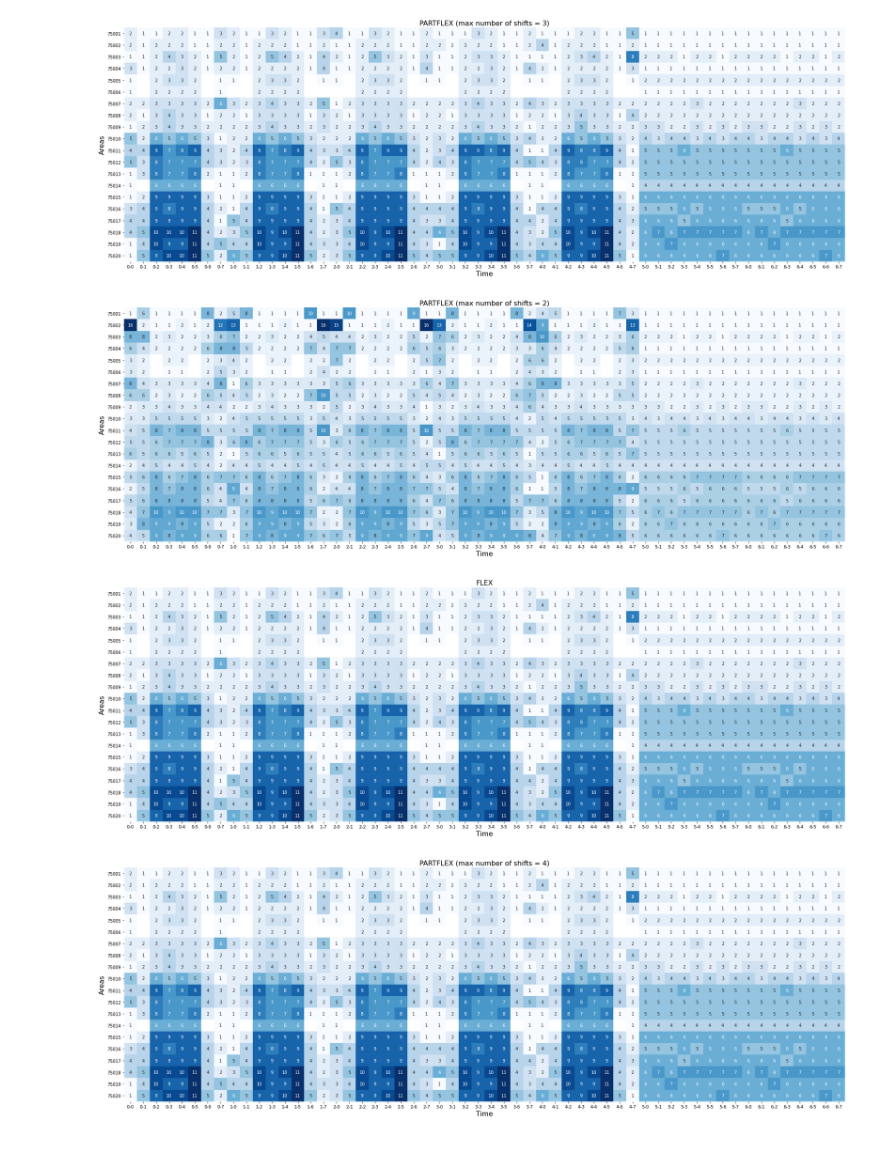
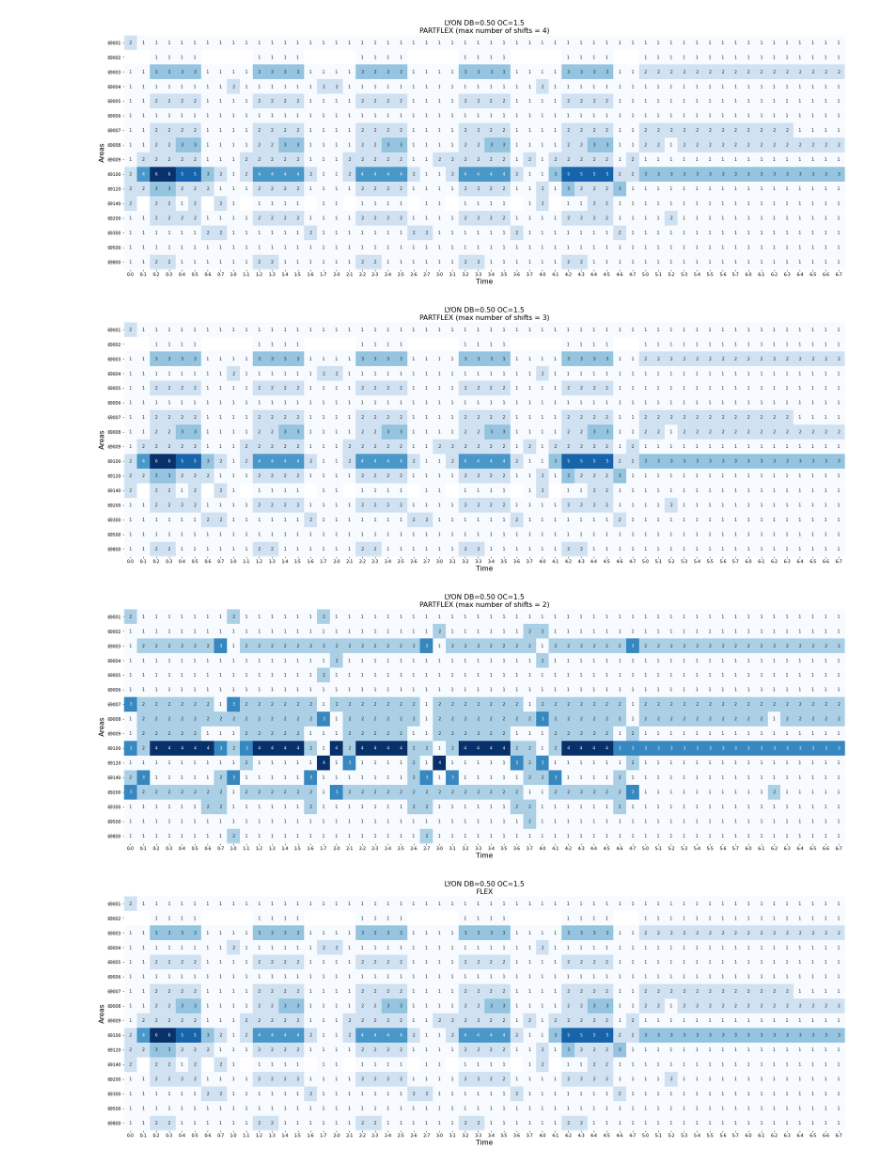
Before and after one commit to carlosperez1997/lmd-sizing-scheduling, a Jupyter notebook: code_team/code_carlos/area_period_visualisation.ipynb, the cells around one changed output. Cells and saved outputs as stored; diff of their text form; code cells hidden in the pictures.

Commit message:
paris and frankfurt

```diff
--- a/code_team/code_carlos/area_period_visualisation.ipynb
+++ b/code_team/code_carlos/area_period_visualisation.ipynb
@@ -8,8 +8,8 @@ import json
 import matplotlib.pyplot as plt
 import seaborn as sns
 # %%
-city = 'paris'
-db = 1
+city = 'lyon'
+db = "0.50"
 OC = 1.5
 # %%
 directory = '../../raw_results'
@@ -86,5 +102,5 @@ model_results.query('fixed < partflex4')
 # %%
 directory = '../../raw_results'
-file_names = [file for file in os.listdir(directory) if f'{city}_db={db}.00_OC={OC}' in file]
+file_names = [file for file in os.listdir(directory) if f'{city}_db={db}_OC={OC}' in file]
 file_names
 # %% [output]
@@ -104,13 +119,17 @@ area_assignment_df = pd.DataFrame(area_assignment, columns=['employee', 'area_id
 area_period_summary = area_assignment_df.groupby(['area_id', 'day', 'period']).count().reset_index()
 area_period_summary['day_period'] = area_period_summary['day'].astype(str) + '\n' + area_period_summary['period'].astype(str)
 # %%
-def data_prepare(solution):
+def data_prepare(solution, subset_areas=None):
     area_assignment = [ (key[0], key[1], key[2], key[3]) for key, value in solution['k'].items() ]
     area_assignment_df = pd.DataFrame(area_assignment, columns=['employee', 'area_id', 'period', 'day'])
     area_period_summary = area_assignment_df.groupby(['area_id', 'day', 'period']).count().reset_index()
     #area_period_summary['day_period'] = area_period_summary['day'].astype(str) + '\n' + area_period_summary['period'].astype(str)
     area_period_summary['day_period'] = area_period_summary['day'].astype(str) + '-' + area_period_summary['period'].astype(str)
 
+    # Subset area
+    if subset_areas is not None:
+        area_period_summary = area_period_summary[area_period_summary['area_id'].apply(lambda x: x in subset_areas)]
+
     return area_period_summary
 # %%
 def plot_area_periods(solution_file, area_period_summary):
@@ -121,9 +140,14 @@ def plot_area_periods(solution_file, area_period_summary):
 
     model_ = solution_file.split('model=')[1]
     if 'max_n' in model_:
-        title = model_.split('_max')[0].split('.')[0].upper() + f' (max number of shifts = { model_.split("max_n_shifts=")[1].replace(".pkl","") })'
+        model = model_.split('_max')[0].split('.')[0].upper() + f' (max number of shifts = { model_.split("max_n_shifts=")[1].replace(".pkl","") })'
     else:
-        title = model_.split('_max')[0].split('.')[0].upper()
+        model = model_.split('_max')[0].split('.')[0].upper()
+
+    city = solution_file.split('_')[0].upper()
+    db = solution_file.split('db=')[1].split('_')[0]
+    oc = solution_file.split('OC=')[1].split('_')[0]
+    title = city + ' DB=' + db + ' OC=' + oc + '\n' + model
 
     axs.set_title(title, fontsize=16)
     axs.set_ylabel('Areas', fontsize=16)
@@ -134,13 +158,13 @@ def plot_area_periods(solution_file, area_period_summary):
 # %%
 for solution_file in file_names:
     # Data preparation
     with open(f'{directory}/{solution_file}', 'rb') as file:
         solution = pickle.load(file)
-
-    area_period_summary = data_prepare(solution)
+    # subset_areas = solution['reg_areas'][0]
+    area_period_summary = data_prepare(solution, subset_areas=None)
     plot_area_periods(solution_file, area_period_summary)
 # %% [output]
-[figure, old version]
+[figure, new version]
-[figure, old version]
+[figure, new version]
-[figure, old version]
+[figure, new version]
-[figure, old version]
+[figure, new version]
```
Also changed, not shown: parts of 15 cells of this notebook, 41 other files.
